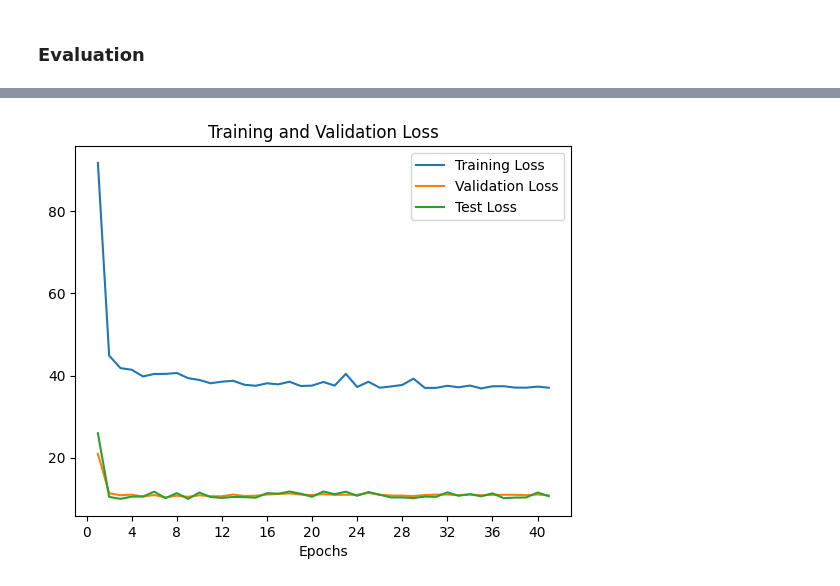
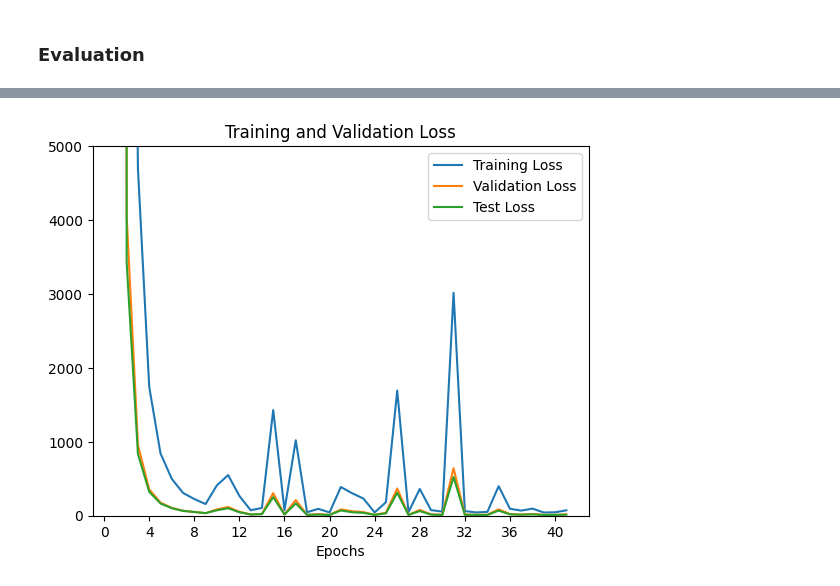
Before and after one commit to TomyjBerg/ADLProtProject, a Jupyter notebook: model_siamese_baseline_.ipynb, the cells around one changed output, grey strips where cells are left out. Cells and saved outputs as stored; diff of their text form; code cells hidden in the pictures.

Commit message:
new baseline model

```diff
--- a/model_siamese_baseline_.ipynb
+++ b/model_siamese_baseline_.ipynb
@@ -157,9 +157,9 @@ class ConvNet(torch.nn.Module):
         x = self.gnn2(x, adj)
         x = self.gnn3(x, adj)
 
-        x = global_max_pool(x, batch)
+        #x = global_max_pool(x, batch)
         #x = global_mean_pool(x, batch)
-        #x = global_add_pool(x, batch)
+        x = global_add_pool(x, batch)
 
         return x
 # %%
@@ -458,24 +458,25 @@ compare_euclid_distances(validation_distances_lab0[best_epoch], validation_dista
 # %%
 import matplotlib.pyplot as plt
 
 # Generate a sequence of integers to represent the epoch numbers
 epochs = range(1, last_saved_epoch+2)
 
 # Plot and label the training and validation loss values
 plt.plot(epochs, train_losses, label='Training Loss')
 plt.plot(epochs, validation_losses, label='Validation Loss')
 plt.plot(epochs, test_losses, label='Test Loss')
 
 # Add in a title and axes labels
 plt.title('Training and Validation Loss')
 plt.xlabel('Epochs')
 
 # Set the tick locations
 plt.xticks(np.arange(0, last_saved_epoch+1, last_saved_epoch/10))
 
 # Display the plot
 plt.legend(loc='best')
-plt.savefig(f'{model_name}_Training and Validation Loss.png')
+plt.savefig(f'{model_name}_plot_loss.png')
+plt.ylim(top=5000, bottom = 0)
 plt.show()
 # %% [output]
-[figure, old version]
+[figure, new version]
```
Also changed, not shown: parts of 7 cells of this notebook.
